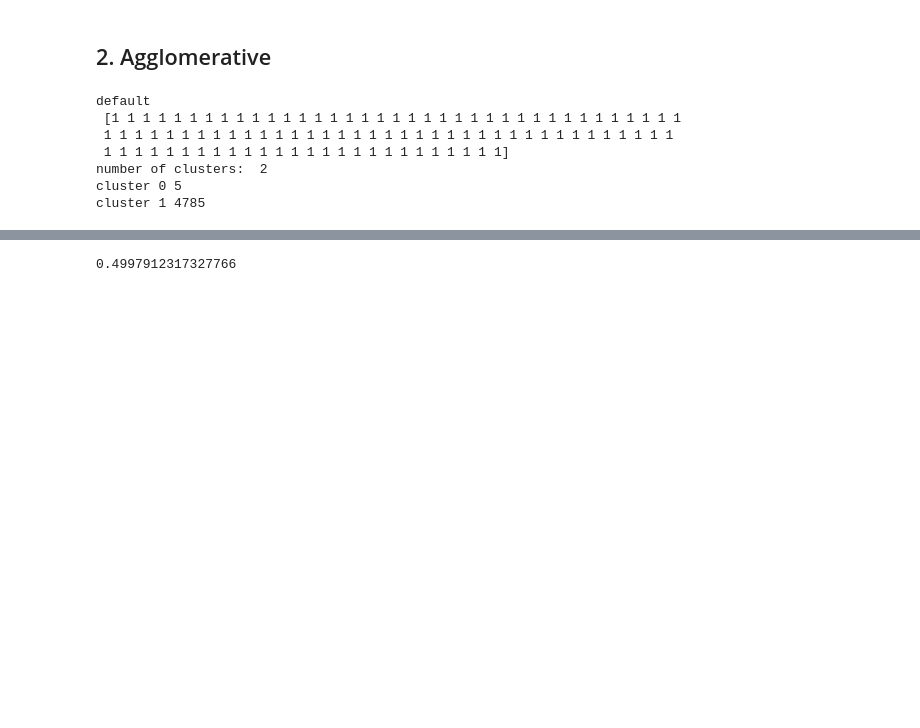
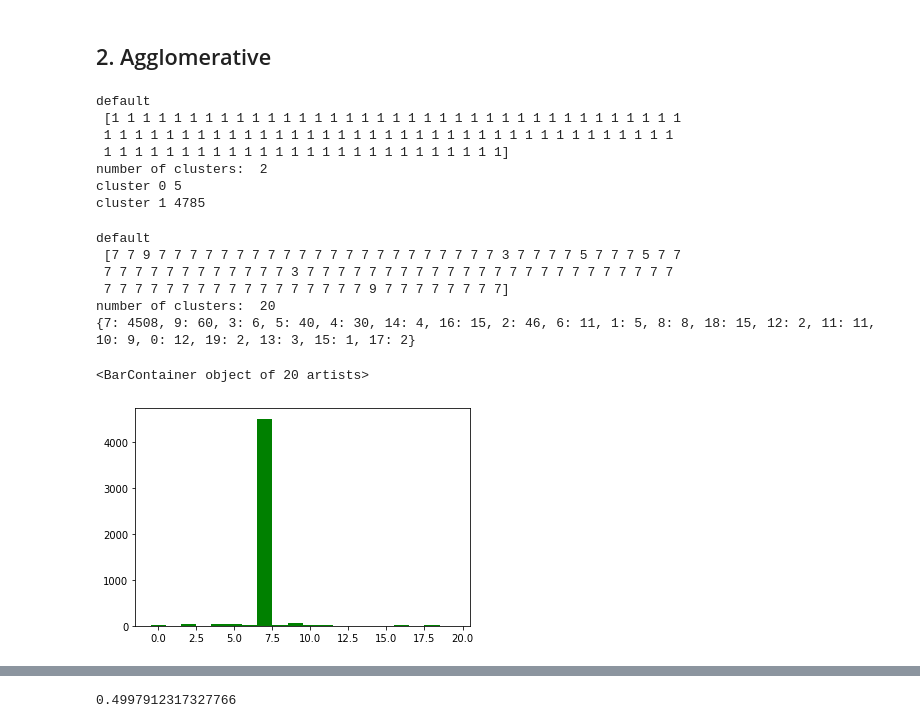
Before and after one commit to Bingzi-Li/NTU-20191018, a Jupyter notebook: clustering_2.ipynb, the cells around one changed output, grey strips where cells are left out. Cells and saved outputs as stored; diff of their text form; code cells hidden in the pictures; blank space fills up the shorter version.

Commit message:
update clustering_2

```diff
--- a/clustering_2.ipynb
+++ b/clustering_2.ipynb
@@ -295,3 +295,24 @@ default
 number of clusters:  2
 cluster 0 5
 cluster 1 4785
+# %%
+agglo = AgglomerativeClustering(n_clusters=20, affinity='precomputed', linkage='average').fit_predict(dismatrix)
+print('default\n', agglo[:100])
+print('number of clusters: ', max(agglo) + 1)
+num_clusters = {}
+for x in agglo:
+    if x not in num_clusters.keys():
+        num_clusters[x] = 1
+    else:
+        num_clusters[x] += 1
+print(num_clusters)
+plt.bar(num_clusters.keys(), num_clusters.values(), 1, color='g')
+# %% [output]
+default
+ [7 7 9 7 7 7 7 7 7 7 7 7 7 7 7 7 7 7 7 7 7 7 7 7 7 3 7 7 7 7 5 7 7 7 5 7 7
+ 7 7 7 7 7 7 7 7 7 7 7 7 3 7 7 7 7 7 7 7 7 7 7 7 7 7 7 7 7 7 7 7 7 7 7 7 7
+ 7 7 7 7 7 7 7 7 7 7 7 7 7 7 7 7 7 9 7 7 7 7 7 7 7 7]
+number of clusters:  20
+{7: 4508, 9: 60, 3: 6, 5: 40, 4: 30, 14: 4, 16: 15, 2: 46, 6: 11, 1: 5, 8: 8, 18: 15, 12: 2, 11: 11, 10: 9, 0: 12, 19: 2, 13: 3, 15: 1, 17: 2}
+<BarContainer object of 20 artists>
+[figure, added]
```
Also changed, not shown: parts of 2 cells of this notebook.
